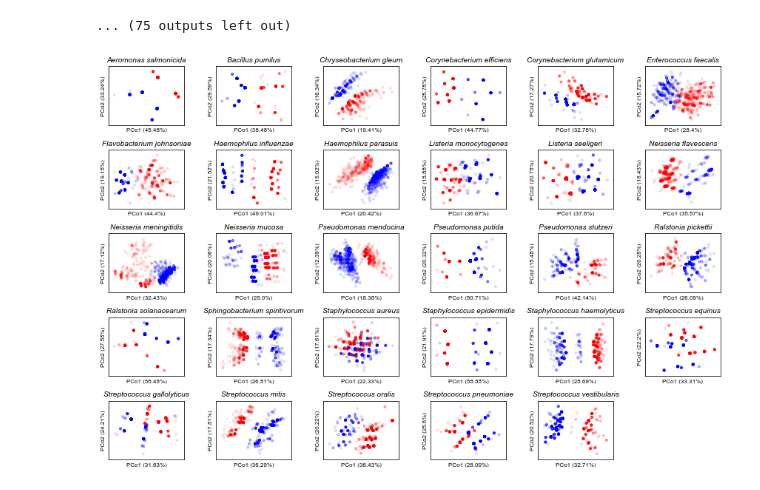
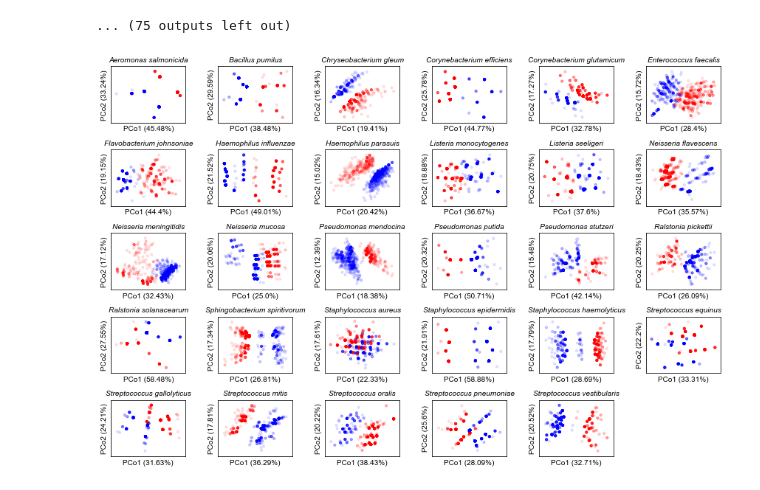
Before and after one commit to gregmedlock/ssl_ensembles, a Jupyter notebook: bin/plot_knockouts.ipynb, the cells around one changed output. Drawn from its saved outputs; the diff is of its cells as text; code cells hidden in the pictures.

```diff
--- a/bin/plot_knockouts.ipynb
+++ b/bin/plot_knockouts.ipynb
@@ -339,33 +339,33 @@ pcoa_ax = {}
 
 fig, axes = plt.subplots(5,6)
 axes = numpy.ravel(axes)
 j = 0
 
 sorted_species = list(dfs_for_pcoa.keys())
 sorted_species.sort()
 
 for species in sorted_species:
             df_for_pcoa = dfs_for_pcoa[species]
 
             ax = axes[j]
             colors = ['red','blue']
             clust_color = [colors[i] for i in df_for_pcoa['cluster']]
             cmap=matplotlib.colors.ListedColormap(colors)
             ax.scatter(df_for_pcoa['PCo1'],df_for_pcoa['PCo2'],marker='o',
                     c=clust_color,cmap=cmap,alpha = 0.1,s=10)
             ax.set_title(species,fontsize=10,style='italic')
-            ax.set_xlabel('PCo1 (%s%%)' % str(numpy.round(100*pc_vars[species]['PCo1'],decimals=2)), fontsize=8)
-            ax.set_ylabel('PCo2 (%s%%)' % str(numpy.round(100*pc_vars[species]['PCo2'],decimals=2)), fontsize=8)
+            ax.set_xlabel('PCo1 (%s%%)' % str(numpy.round(100*pc_vars[species]['PCo1'],decimals=2)), fontsize=10)
+            ax.set_ylabel('PCo2 (%s%%)' % str(numpy.round(100*pc_vars[species]['PCo2'],decimals=2)), fontsize=10)
             ax.axes.get_yaxis().set_ticks([])
             ax.axes.get_xaxis().set_ticks([])
             j += 1
 
 while j < len(axes):
     fig.delaxes(axes[j])
     j += 1
 fig.set_size_inches(12,8)
 fig.tight_layout()
 fig.savefig('../results/gene_knockout_pcoa_plots/all_pcoa.svg')
 fig.savefig('../results/gene_knockout_pcoa_plots/all_pcoa.png')
 # %% [output]
-[figure, old version]
+[figure, new version]
```
Also changed, not shown: 3 other files.
